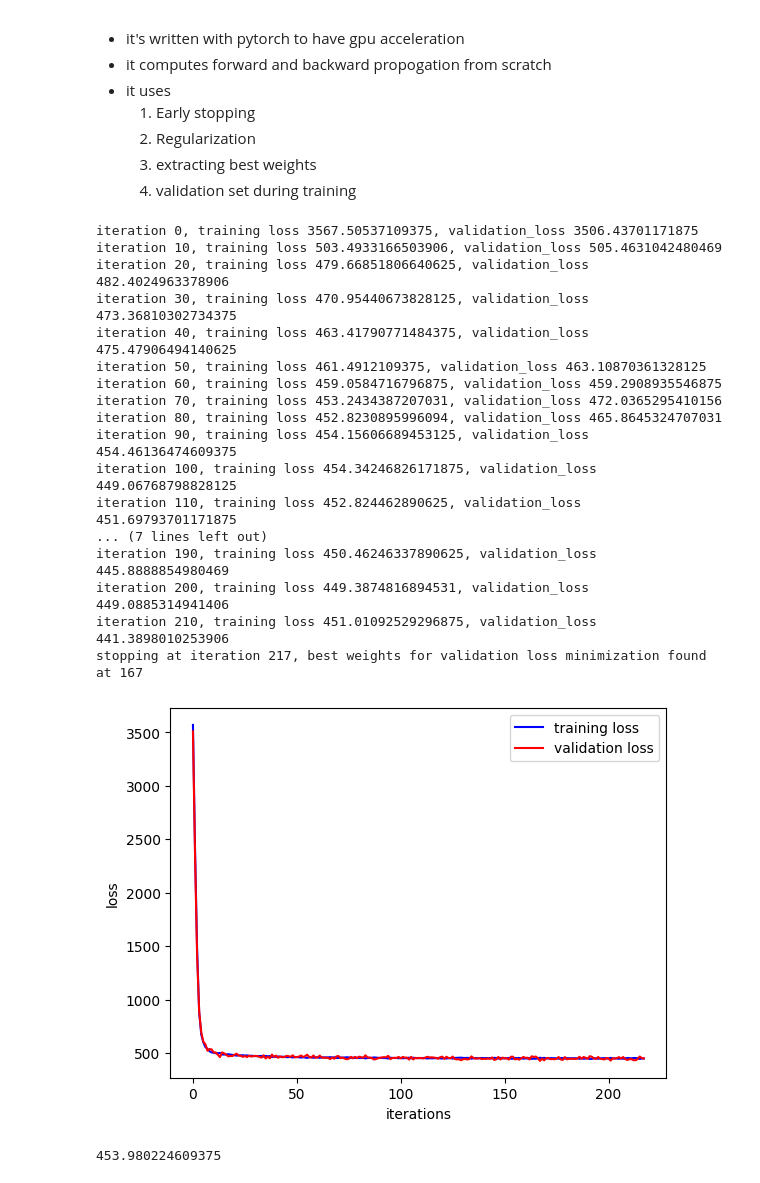
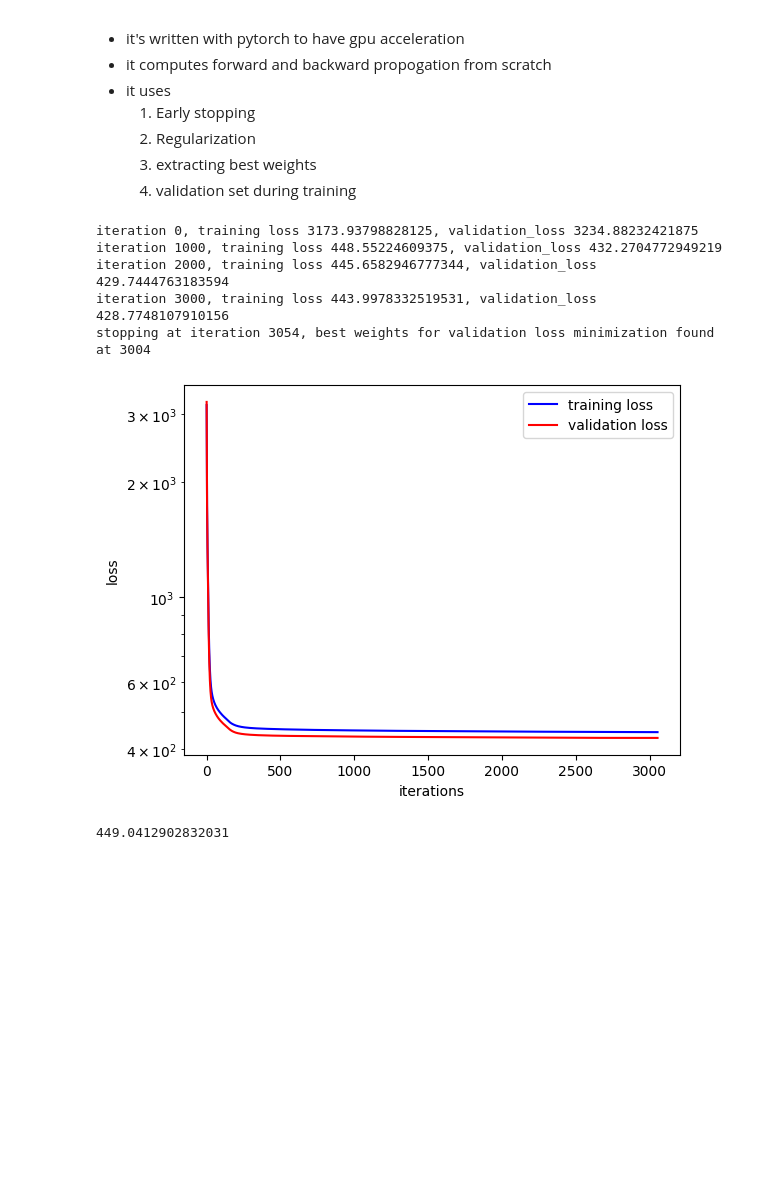
Before and after one commit to shubham0502/ML_scratch, a Jupyter notebook: ML_linearRegression/ML_LinearRegression_SongPopularity.ipynb, the cells around one changed output. Drawn from its saved outputs; the diff is of its cells as text; code cells hidden in the pictures; blank space fills up the shorter version.

```diff
--- a/ML_linearRegression/ML_LinearRegression_SongPopularity.ipynb
+++ b/ML_linearRegression/ML_LinearRegression_SongPopularity.ipynb
@@ -194,7 +203,7 @@ stopping at iteration 415, with best val loss as 219.5652313232422 found at 365
     4. validation set during training
 # %%
 class ANN_regression:
-    def __init__(self, l , lr = 0.01, epochs = 10000, min_delta = 1e-6, patience = 50, lambda_reg = 0.01):
+    def __init__(self, l , lr = 0.001, epochs = 10000, min_delta = 1e-6, patience = 50, lambda_reg = 0.01):
         #l = [input_dim, hidden_dim1, hidden_dim2, ..., output_dim]
         self.epochs = epochs
         self.lr = lr
@@ -213,16 +222,16 @@ class ANN_regression:
             self.b.append(_b) #self.b[0] corrosponds to 1st hidden layer bias
 
     def relu(self, z):
-        return torch.maximum(z, torch.tensor(0.0).to(z.device))
+        return torch.relu(z)
 
     def d_relu(self, z):
-        return (z > 0).float()
+        return (z > 0).type_as(z)
 
     def elu(self, z, alpha = 1.0):
-        return torch.where(z > 0, z, alpha*(torch.exp(z) - 1))
+        return torch.where(z > 0, z, alpha*(torch.exp(z).to(z.device) - 1))
 
     def d_elu(self, z, alpha = 1.0):
-        return torch.where(z > 0, 1, alpha*torch.exp(z))
+        return torch.where(z > 0, torch.tensor(1.0).to(z.device), alpha * torch.exp(z))
 
     def MSE(self, y_pred, y):
 
@@ -247,7 +256,7 @@ class ANN_regression:
         Z.append(A[self.layers]@self.W[self.layers] + self.b[self.layers])
 
         #loss calculation
-        loss = self.MSE(Z[self.layers], Y) + self.lambda_reg*sum(torch.sum(w**2) for w in self.W)
+        loss = self.MSE(Z[self.layers], Y)
 
         return A, Z, loss
 
@@ -256,6 +265,7 @@ class ANN_regression:
         dL = (z[self.layers] - y) #(n,1)
 
         dW_last = (a[self.layers].T@dL)/n
+        dW_last += 2 * self.lambda_reg * self.W[self.layers]
         db_last = torch.sum(dL, dim = 0)/n
 
         self.W[self.layers] -= self.lr*dW_last
@@ -264,6 +274,7 @@ class ANN_regression:
         for i in range(self.layers-1, -1, -1):
             dL = (dL @ self.W[i + 1].T) * self.d_relu(z[i])
             dW = a[i].T @ dL / n
+            dW += 2 * self.lambda_reg * self.W[i]
             db = torch.sum(dL, dim=0) / n
             self.W[i] -= self.lr * dW
             self.b[i] -= self.lr * db
@@ -275,23 +286,21 @@ class ANN_regression:
         val_loss = [] #stores each iteration validation loss
 
         #variables for early stopping
-        best_val_loss = torch.inf
-        best_weights = [w.clone() for w in self.W]
-        best_bias = [b.clone() for b in self.b]
+        best_val_loss = float("inf")
+        best_weights = [w.detach().clone() for w in self.W]
+        best_bias = [b.detach().clone() for b in self.b]
         patience = self.patience
         itr = 0
-
+        x_train, x_val, y_train, y_val = train_test_split(X, Y, test_size = 0.2, shuffle = True)
         #convert inputs to torch tensors for gpu accelerated outputs
-        X = torch.as_tensor(X, dtype = torch.float32).to("cuda")
-        Y = torch.as_tensor(Y, dtype = torch.float32).to("cuda")
-
+        x_train = torch.as_tensor(x_train, dtype = torch.float32).to("cuda")
+        y_train = torch.as_tensor(y_train, dtype = torch.float32).to("cuda")
+        samples_n = x_train.shape[0]
         #split a validation set
 
 
         for _ in range(self.epochs):
-            x_train, x_val, y_train, y_val = train_test_split(X, Y, test_size = 0.2, shuffle = True)
 
-            samples_n = x_train.shape[0]
 
             # forward pass
             A_train, Z_train, loss_train = self.forward_pass(x_train, y_train)
@@ -300,8 +309,10 @@ class ANN_regression:
             #storing the losses
             train_loss.append(loss_train.item())
             val_loss.append(loss_val.item())
-            if _% 10 == 0:
+
+            if _% 1000 == 0:
                 print(f"iteration {_}, training loss {loss_train.item()}, validation_loss {loss_val.item()}")
+
             #Early_stopping
             if best_val_loss - loss_val >  self.min_delta:
                 best_val_loss = loss_val
@@ -325,6 +336,7 @@ class ANN_regression:
         #plotting the loss vs iteration curve
         plt.plot(train_loss, color = "blue", label = "training loss")
         plt.plot(val_loss, color = "red", label = "validation loss")
+        plt.yscale('log')
         plt.xlabel("iterations")
         plt.ylabel("loss")
         plt.legend()
@@ -338,31 +350,19 @@ class ANN_regression:
 # %%
 x_train, x_test, y_train, y_test = train_test_split(X_scale, Y, test_size = 0.2, shuffle = True, random_state= 42)
 n, f = x_train.shape
-layers = [13,6,1]
+layers = [13,6,3,1]
 model_2 = ANN_regression(layers)
 model_2.fit(x_train, y_train)
 loss = model_2.predict(x_test, y_test)
 loss.item()
 # %% [output]
-iteration 0, training loss 3567.50537109375, validation_loss 3506.43701171875
-iteration 10, training loss 503.4933166503906, validation_loss 505.4631042480469
-iteration 20, training loss 479.66851806640625, validation_loss 482.4024963378906
-iteration 30, training loss 470.95440673828125, validation_loss 473.36810302734375
-iteration 40, training loss 463.41790771484375, validation_loss 475.47906494140625
-iteration 50, training loss 461.4912109375, validation_loss 463.10870361328125
-iteration 60, training loss 459.0584716796875, validation_loss 459.2908935546875
-iteration 70, training loss 453.2434387207031, validation_loss 472.0365295410156
-iteration 80, training loss 452.8230895996094, validation_loss 465.8645324707031
-iteration 90, training loss 454.15606689453125, validation_loss 454.46136474609375
-iteration 100, training loss 454.34246826171875, validation_loss 449.06768798828125
-iteration 110, training loss 452.824462890625, validation_loss 451.69793701171875
-... (7 lines left out)
-iteration 190, training loss 450.46246337890625, validation_loss 445.8888854980469
-iteration 200, training loss 449.3874816894531, validation_loss 449.0885314941406
-iteration 210, training loss 451.01092529296875, validation_loss 441.3898010253906
-stopping at iteration 217, best weights for validation loss minimization found at 167
+iteration 0, training loss 3173.93798828125, validation_loss 3234.88232421875
+iteration 1000, training loss 448.55224609375, validation_loss 432.2704772949219
+iteration 2000, training loss 445.6582946777344, validation_loss 429.7444763183594
+iteration 3000, training loss 443.9978332519531, validation_loss 428.7748107910156
+stopping at iteration 3054, best weights for validation loss minimization found at 3004
-[figure, old version]
+[figure, new version]
-453.980224609375
+449.0412902832031
 # %% [markdown]
 # Model ANN_reg_grad :
 ### This is a Linear Regression Model with multiple layers and mulitple neurons, and uses ReLU for activation in hidden layers . it has following features
```
Also changed, not shown: parts of 6 cells of this notebook.
